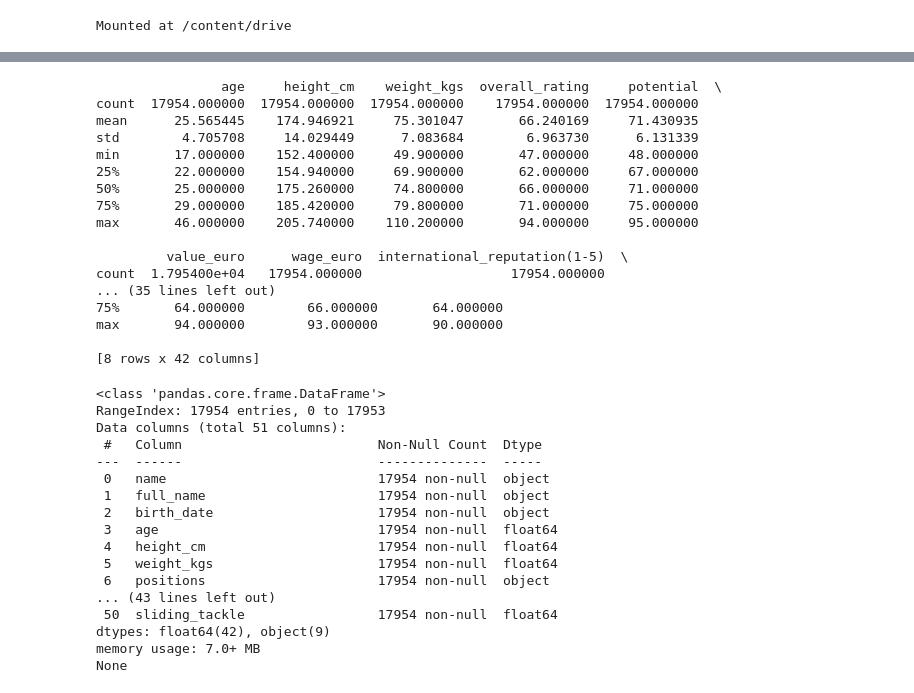
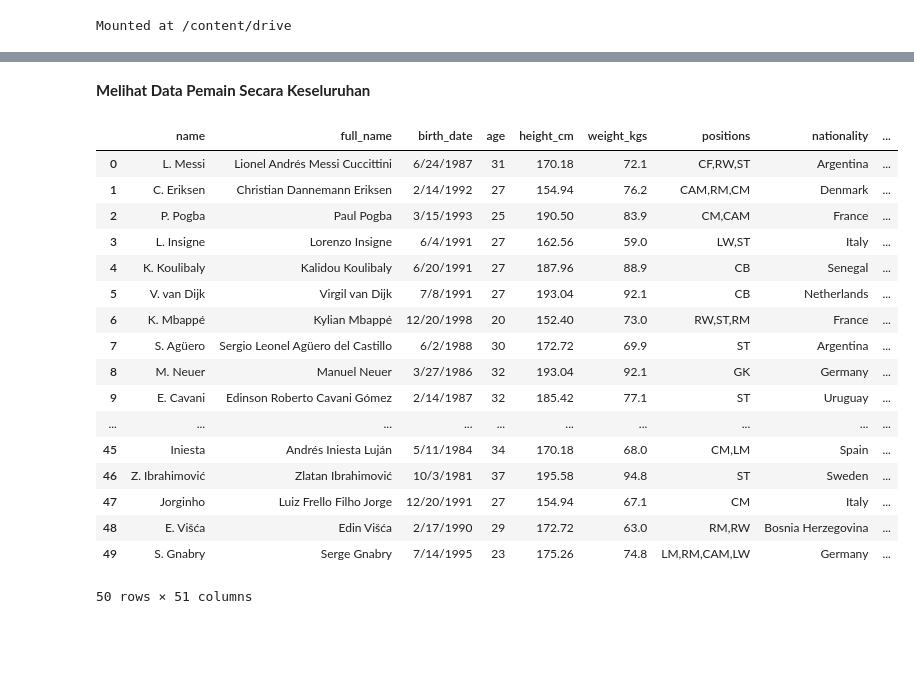
Before and after one commit to nuel071003/Kelompok-8, a Jupyter notebook: UAS_MeachineLearning.ipynb, the cells around one changed output, grey strips where cells are left out. Cells and saved outputs as stored; diff of their text form; code cells hidden in the pictures; blank space fills up the shorter version.

```diff
--- a/UAS_MeachineLearning.ipynb
+++ b/UAS_MeachineLearning.ipynb
@@ -46,43 +48,3 @@ foot
 17954 rows × 51 columns
-# %%
-# explorasi data deskripsi
-print(foot.describe())
-# %% [output]
-                age     height_cm    weight_kgs  overall_rating     potential  \
-count  17954.000000  17954.000000  17954.000000    17954.000000  17954.000000
-mean      25.565445    174.946921     75.301047       66.240169     71.430935
-std        4.705708     14.029449      7.083684        6.963730      6.131339
-min       17.000000    152.400000     49.900000       47.000000     48.000000
-25%       22.000000    154.940000     69.900000       62.000000     67.000000
-50%       25.000000    175.260000     74.800000       66.000000     71.000000
-75%       29.000000    185.420000     79.800000       71.000000     75.000000
-max       46.000000    205.740000    110.200000       94.000000     95.000000
-
-         value_euro      wage_euro  international_reputation(1-5)  \
-count  1.795400e+04   17954.000000                   17954.000000
-... (35 lines left out)
-75%       64.000000        66.000000       64.000000
-max       94.000000        93.000000       90.000000
-
-[8 rows x 42 columns]
-# %%
-# explorasi data pada Info
-print(foot.info())
-# %% [output]
-<class 'pandas.core.frame.DataFrame'>
-RangeIndex: 17954 entries, 0 to 17953
-Data columns (total 51 columns):
- #   Column                         Non-Null Count  Dtype
----  ------                         --------------  -----
- 0   name                           17954 non-null  object
- 1   full_name                      17954 non-null  object
- 2   birth_date                     17954 non-null  object
- 3   age                            17954 non-null  float64
- 4   height_cm                      17954 non-null  float64
- 5   weight_kgs                     17954 non-null  float64
- 6   positions                      17954 non-null  object
-... (43 lines left out)
- 50  sliding_tackle                 17954 non-null  float64
-dtypes: float64(42), object(9)
-memory usage: 7.0+ MB
-None
+# %% [markdown]
+**Melihat Data Pemain Secara Keseluruhan**
@@ -88,0 +59,22 @@ None
+# %%
+# Menampilkan Pemain pada Tingkatan atas sampe ke 50
+foot.head(50)
+# %% [output]
+|  | name | full_name | birth_date | age | height_cm | weight_kgs | positions | nationality | ... |
+| 0 | L. Messi | Lionel Andrés Messi Cuccittini | 6/24/1987 | 31 | 170.18 | 72.1 | CF,RW,ST | Argentina | ... |
+| 1 | C. Eriksen | Christian Dannemann Eriksen | 2/14/1992 | 27 | 154.94 | 76.2 | CAM,RM,CM | Denmark | ... |
+| 2 | P. Pogba | Paul Pogba | 3/15/1993 | 25 | 190.50 | 83.9 | CM,CAM | France | ... |
+| 3 | L. Insigne | Lorenzo Insigne | 6/4/1991 | 27 | 162.56 | 59.0 | LW,ST | Italy | ... |
+| 4 | K. Koulibaly | Kalidou Koulibaly | 6/20/1991 | 27 | 187.96 | 88.9 | CB | Senegal | ... |
+| 5 | V. van Dijk | Virgil van Dijk | 7/8/1991 | 27 | 193.04 | 92.1 | CB | Netherlands | ... |
+| 6 | K. Mbappé | Kylian Mbappé | 12/20/1998 | 20 | 152.40 | 73.0 | RW,ST,RM | France | ... |
+| 7 | S. Agüero | Sergio Leonel Agüero del Castillo | 6/2/1988 | 30 | 172.72 | 69.9 | ST | Argentina | ... |
+| 8 | M. Neuer | Manuel Neuer | 3/27/1986 | 32 | 193.04 | 92.1 | GK | Germany | ... |
+| 9 | E. Cavani | Edinson Roberto Cavani Gómez | 2/14/1987 | 32 | 185.42 | 77.1 | ST | Uruguay | ... |
+| ... | ... | ... | ... | ... | ... | ... | ... | ... | ... |
+| 45 | Iniesta | Andrés Iniesta Luján | 5/11/1984 | 34 | 170.18 | 68.0 | CM,LM | Spain | ... |
+| 46 | Z. Ibrahimović | Zlatan Ibrahimović | 10/3/1981 | 37 | 195.58 | 94.8 | ST | Sweden | ... |
+| 47 | Jorginho | Luiz Frello Filho Jorge | 12/20/1991 | 27 | 154.94 | 67.1 | CM | Italy | ... |
+| 48 | E. Višća | Edin Višća | 2/17/1990 | 29 | 172.72 | 63.0 | RM,RW | Bosnia Herzegovina | ... |
+| 49 | S. Gnabry | Serge Gnabry | 7/14/1995 | 23 | 175.26 | 74.8 | LM,RM,CAM,LW | Germany | ... |
+50 rows × 51 columns
```
Also changed, not shown: parts of 17 cells of this notebook.
